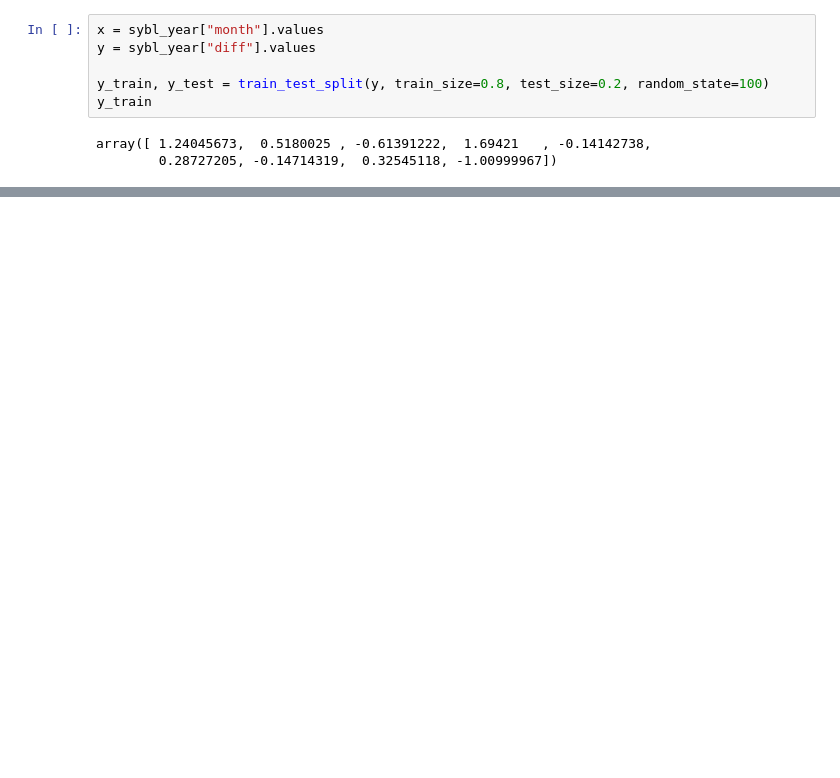
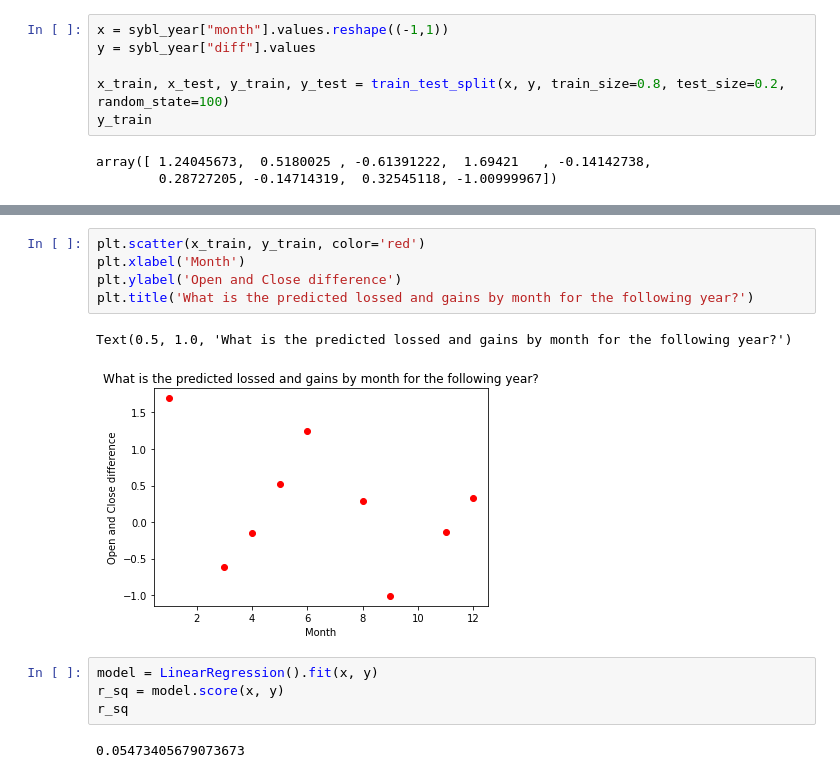
Before and after one commit to will-ing/linear-regres, a Jupyter notebook: regression.ipynb, the cells around one changed output, grey strips where cells are left out. Drawn from its saved outputs; the diff is of its cells as text; blank space fills up the shorter version.

```diff
--- a/regression.ipynb
+++ b/regression.ipynb
@@ -70,8 +78,8 @@ plt.show()
 # %%
-x = sybl_year["month"].values
+x = sybl_year["month"].values.reshape((-1,1))
 y = sybl_year["diff"].values
 
-y_train, y_test = train_test_split(y, train_size=0.8, test_size=0.2, random_state=100)
+x_train, x_test, y_train, y_test = train_test_split(x, y, train_size=0.8, test_size=0.2, random_state=100)
 y_train
 # %% [output]
 array([ 1.24045673,  0.5180025 , -0.61391222,  1.69421   , -0.14142738,
@@ -83,0 +87,14 @@ plt.scatter(x_train, y_train, color='red')
+# %%
+plt.scatter(x_train, y_train, color='red')
+plt.xlabel('Month')
+plt.ylabel('Open and Close difference')
+plt.title('What is the predicted lossed and gains by month for the following year?')
+# %% [output]
+Text(0.5, 1.0, 'What is the predicted lossed and gains by month for the following year?')
+[figure, added]
+# %%
+model = LinearRegression().fit(x, y)
+r_sq = model.score(x, y)
+r_sq
+# %% [output]
+0.05473405679073673
```
Also changed, not shown: parts of 4 cells of this notebook.
